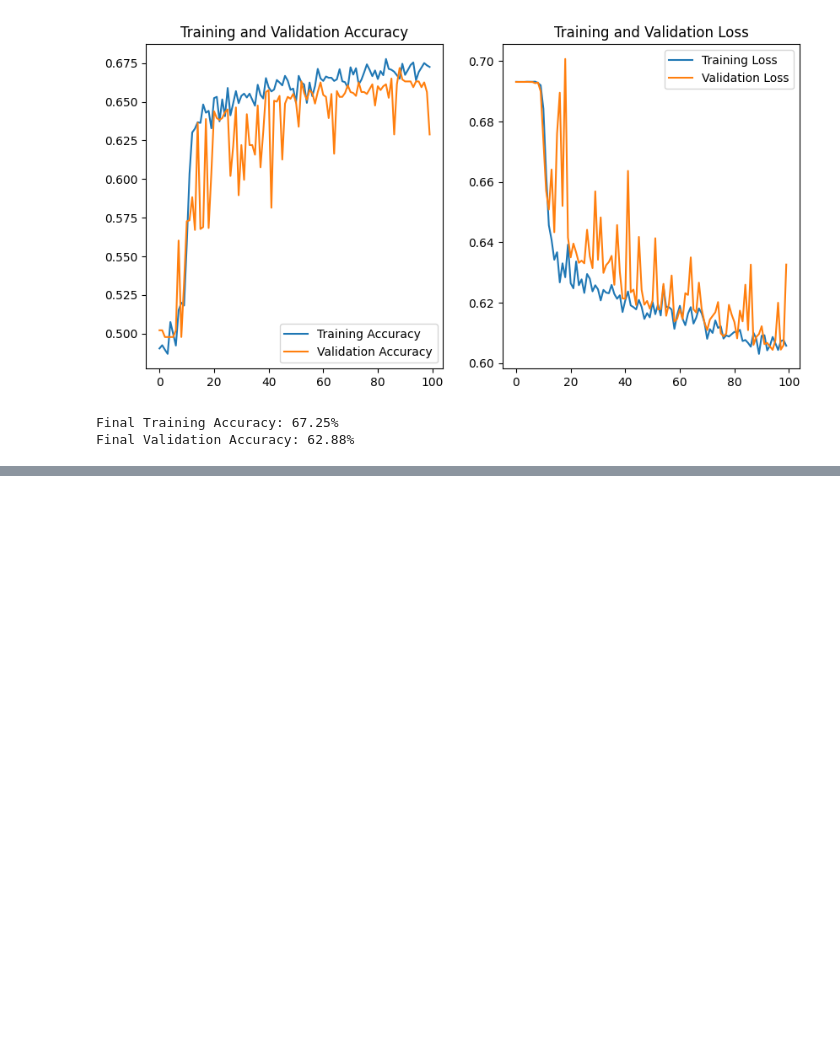
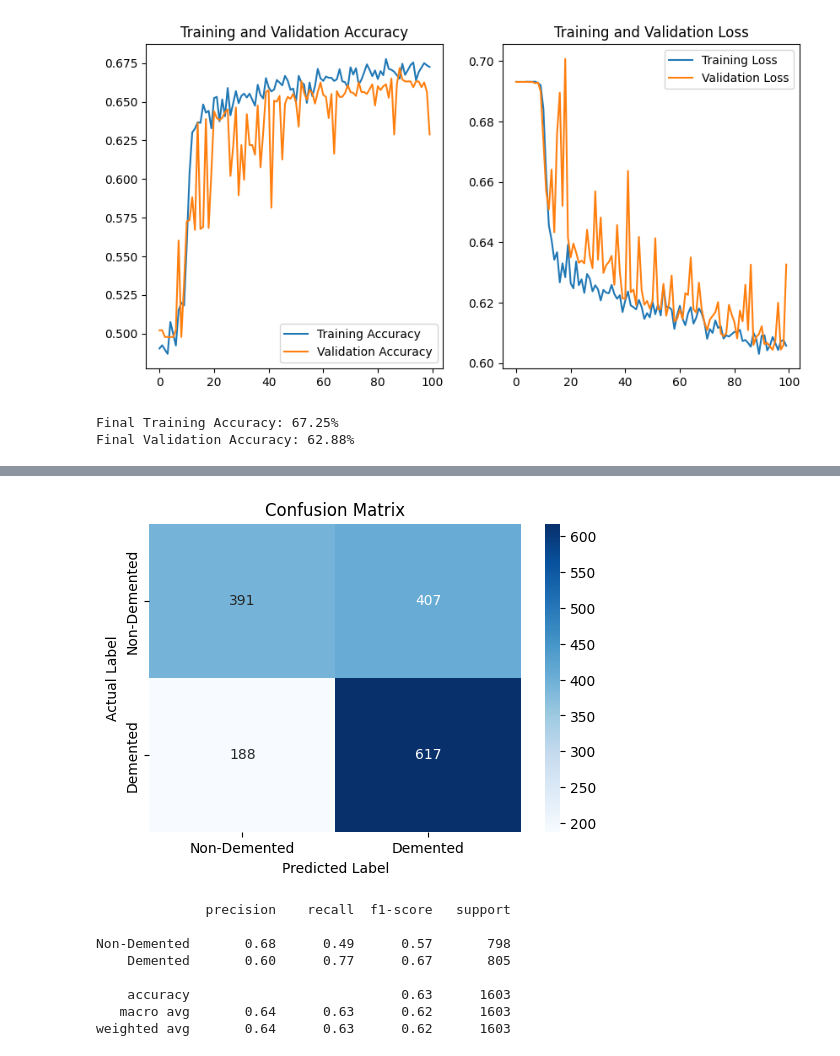
Before and after one commit to nimrashaheen001/Programming_for_AI, a Jupyter notebook: PAIassignment2.ipynb, the cells around one changed output, grey strips where cells are left out. Saved outputs shown, nothing was run; the diff lists cells and outputs as text; code cells hidden in the pictures; blank space fills up the shorter version.

```diff
--- a/PAIassignment2.ipynb
+++ b/PAIassignment2.ipynb
@@ -214,3 +214,28 @@ print(f"Final Validation Accuracy: {val_acc[-1]*100:.2f}%")
 [figure]
 Final Training Accuracy: 67.25%
 Final Validation Accuracy: 62.88%
+# %%
+import numpy as np
+from sklearn.metrics import confusion_matrix, classification_report
+import seaborn as sns
+import matplotlib.pyplot as plt
+
+# Get true labels and predicted labels
+true_labels = test_generator.classes  # True labels from the test data
+predictions = model.predict(test_generator)  # Raw predictions
+predicted_labels = np.where(predictions > 0.5, 1, 0)  # Convert probabilities to binary classes
+
+# Generate the confusion matrix
+cm = confusion_matrix(true_labels, predicted_labels)
+
+# Plot the confusion matrix
+plt.figure(figsize=(6, 4))
+sns.heatmap(cm, annot=True, fmt='d', cmap='Blues', xticklabels=['Non-Demented', 'Demented'], yticklabels=['Non-Demented', 'Demented'])
+plt.title('Confusion Matrix')
+plt.ylabel('Actual Label')
+plt.xlabel('Predicted Label')
+plt.show()
+
+# Print classification report for detailed metrics
+print(classification_report(true_labels, predicted_labels, target_names=['Non-Demented', 'Demented']))
+# %% [output]
@@ -216,0 +243,9 @@ Final Validation Accuracy: 62.88%
+[figure, added]
+              precision    recall  f1-score   support
+
+Non-Demented       0.68      0.49      0.57       798
+    Demented       0.60      0.77      0.67       805
+
+    accuracy                           0.63      1603
+   macro avg       0.64      0.63      0.62      1603
+weighted avg       0.64      0.63      0.62      1603
```
Also changed, not shown: parts of 1 cell of this notebook.
